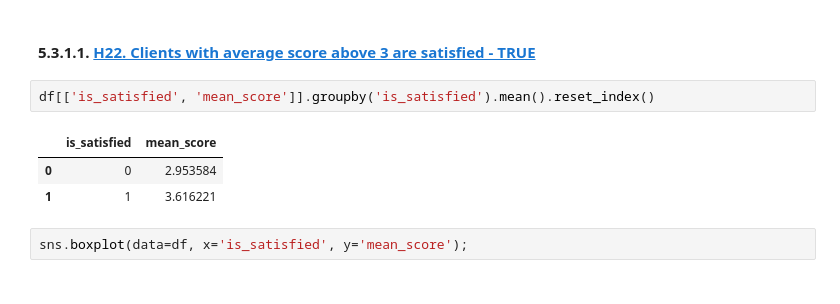
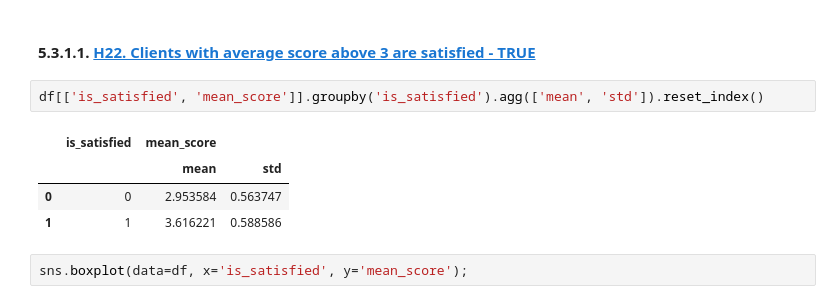
Before and after one commit to brunopiato/InStyleNPS, a Jupyter notebook: notebooks/HackDays.ipynb, the cells around one changed output. Saved outputs shown, nothing was run; the diff lists cells and outputs as text.

```diff
--- a/notebooks/HackDays.ipynb
+++ b/notebooks/HackDays.ipynb
@@ -717,11 +718,12 @@ df
 # %% [markdown]
 #### 5.3.1.1. <a id='toc5_3_1_1_'></a>[H22. Clients with average score above 3 are satisfied - TRUE](#toc0_)
 # %%
-df[['is_satisfied', 'mean_score']].groupby('is_satisfied').mean().reset_index()
+df[['is_satisfied', 'mean_score']].groupby('is_satisfied').agg(['mean', 'std']).reset_index()
 # %% [output]
-|  | is_satisfied | mean_score |
-| 0 | 0 | 2.953584 |
-| 1 | 1 | 3.616221 |
+|  | is_satisfied | mean_score |  |
+|  |  | mean | std |
+| 0 | 0 | 2.953584 | 0.563747 |
+| 1 | 1 | 3.616221 | 0.588586 |
 # %%
 sns.boxplot(data=df, x='is_satisfied', y='mean_score');
 # %% [output]
```
Also changed, not shown: parts of 21 cells of this notebook, 5 other files.
